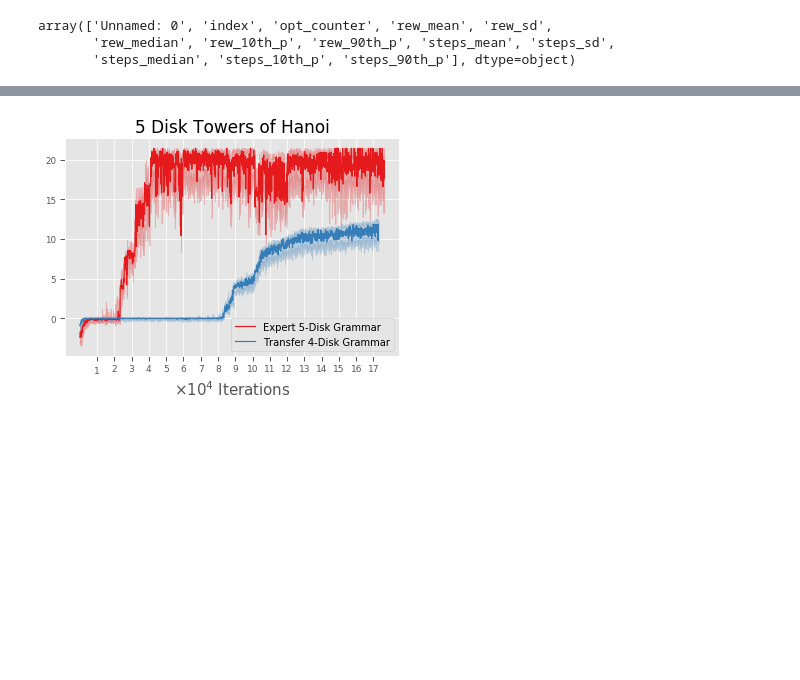
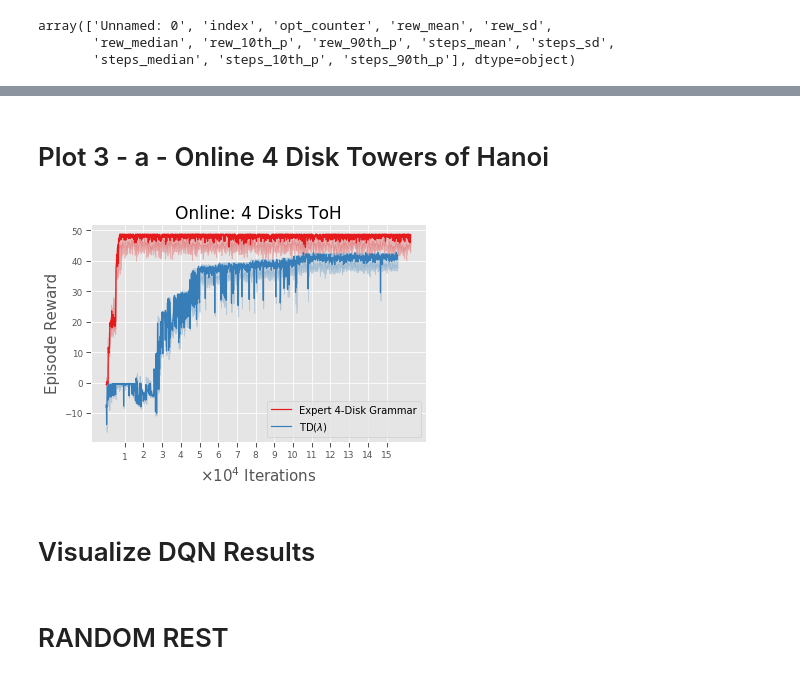
Before and after one commit to RobertTLange/action-grammars-hrl, a Jupyter notebook: z_exploration.ipynb, the cells around one changed output, grey strips where cells are left out. Cells and saved outputs as stored; diff of their text form; code cells hidden in the pictures; blank space fills up the shorter version.

```diff
--- a/z_exploration.ipynb
+++ b/z_exploration.ipynb
@@ -11,11 +11,31 @@ sns.set_context('paper')
 # Visualize Towers of Hanoi Results
 # %%
 results_path_hanoi = "results/"
-#disk_5_q = pd.read_csv(results_path_dqn + "MLP_agent_stats.csv")
+
+disk_4_q = pd.read_csv(results_path_hanoi + "5_RUNS_4_DISKS_Q-Learning_TOH.csv")
+disk_4_imi = pd.read_csv(results_path_hanoi + "5_RUNS_4_DISKS_Imitation-SMDP-Q-Learning_TOH.csv")
+
+disk_5_q = pd.read_csv(results_path_hanoi + "5_RUNS_5_DISKS_Q-Learning_TOH.csv")
 disk_5_imi = pd.read_csv(results_path_hanoi + "5_RUNS_5_DISKS_Imitation-SMDP-Q-Learning_TOH.csv")
 disk_5_trafo = pd.read_csv(results_path_hanoi + "5_RUNS_5_DISKS_Transfer-SMDP-Q-Learning_1_TOH.csv")
+
+# disk_6_q = pd.read_csv(results_path_hanoi + "5_RUNS_6_DISKS_Q-Learning_TOH.csv")
+disk_6_imi = pd.read_csv(results_path_hanoi + "5_RUNS_6_DISKS_Imitation-SMDP-Q-Learning_TOH.csv")
+# disk_6_trafo_1 = pd.read_csv(results_path_hanoi + "5_RUNS_6_DISKS_Transfer-SMDP-Q-Learning_1_TOH.csv")
+disk_6_trafo_2 = pd.read_csv(results_path_hanoi + "5_RUNS_6_DISKS_Transfer-SMDP-Q-Learning_2_TOH.csv")
+
 disk_5_imi.columns.values
 # %% [output]
 array(['Unnamed: 0', 'index', 'opt_counter', 'rew_mean', 'rew_sd',
        'rew_median', 'rew_10th_p', 'rew_90th_p', 'steps_mean', 'steps_sd',
        'steps_median', 'steps_10th_p', 'steps_90th_p'], dtype=object)
+# %%
+its_imi_4 = disk_4_imi.loc[:1500, "opt_counter"]
+rew_med_imi_4 = disk_4_imi.loc[:1500, "rew_median"]
+rew_10_imi_4 = disk_4_imi.loc[:1500, "rew_10th_p"]
+rew_90_imi_4 = disk_4_imi.loc[:1500, "rew_90th_p"]
+
+its_q_4 = disk_4_q.loc[:len(its_imi_4), "opt_counter"]
+rew_med_q_4 = disk_4_q.loc[:len(its_imi_4), "rew_median"]
+rew_10_q_4 = disk_4_q.loc[:len(its_imi_4), "rew_10th_p"]
+rew_90_q_4 = disk_4_q.loc[:len(its_imi_4), "rew_90th_p"]
@@ -55,23 +135,30 @@ plt.savefig("figures/hanoi_5_learning_curve.png", dpi=300)
+# %% [markdown]
+# Plot 3 - a - Online 4 Disk Towers of Hanoi
 # %%
-its_ticks = np.arange(10000, np.max(its_imi_5), 10000)
+its_ticks = np.arange(10000, np.max(its_q_4), 10000)
 its_labels_temp = [str(int(it/10000)) for it in its_ticks]
 its_labels = [it_l for it_l in its_labels_temp]
 its_labels[0] = r"$1$"
 
 plt.plot(figsize=(15,15))
-rew_1 = plt.plot(its_imi_5, rew_med_imi_5, label="Expert 5-Disk Grammar")
-plt.fill_between(its_imi_5, rew_10_imi_5, rew_90_imi_5, color=rew_1[0].get_color(), alpha=0.25)
+rew_1 = plt.plot(its_imi_4, rew_med_imi_4, label="Expert 4-Disk Grammar")
+plt.fill_between(its_imi_4, rew_10_imi_4, rew_90_imi_4, color=rew_1[0].get_color(), alpha=0.25)
 
-rew_2 = plt.plot(its_trafo_5, rew_med_trafo_5, label="Transfer 4-Disk Grammar")
-plt.fill_between(its_trafo_5, rew_10_trafo_5, rew_90_trafo_5, color=rew_2[0].get_color(), alpha=0.25)
+# rew_2 = plt.plot(its_online_4, rew_med_online_4, label="Online Inferred Grammar")
+# plt.fill_between(its_online_4, rew_10_online_4, rew_90_online_4, color=rew_2[0].get_color(), alpha=0.25)
 
-#plt.ylabel("Episode Reward", fontsize=15)
+rew_3 = plt.plot(its_q_4, rew_med_q_4, label=r"TD($\lambda$)")
+plt.fill_between(its_q_4, rew_10_q_4, rew_90_q_4, color=rew_3[0].get_color(), alpha=0.25)
+
+plt.ylabel("Episode Reward", fontsize=15)
 #plt.ylim(bottom=-10, top=450)
 plt.xlabel(r"$\times 10^4$ Iterations", fontsize=15)
 plt.legend(fontsize=10, loc=4)
-plt.title("5 Disk Towers of Hanoi", fontsize=17)
+plt.title("Online: 4 Disks ToH", fontsize=17)
 plt.xticks(its_ticks, its_labels, fontsize=9)
 #plt.tight_layout()
-plt.savefig("figures/hanoi_6_learning_curve.png", dpi=300)
+plt.savefig("figures/hanoi_4_learning_curve.png", dpi=300)
 # %% [output]
-[figure, old version]
+[figure, new version]
+# %% [markdown]
+# Visualize DQN Results
@@ -98,0 +192,2 @@ plt.savefig("figures/hanoi_5_learning_curve.png", dpi=300)
+# %% [markdown]
+# RANDOM REST
```
Also changed, not shown: parts of 17 cells of this notebook, 30 other files.
